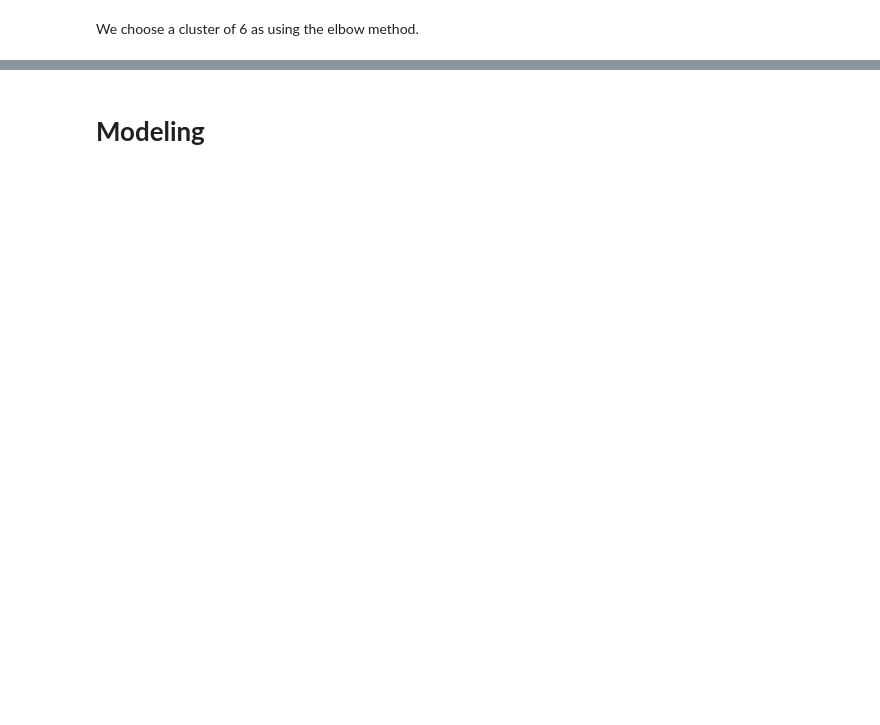
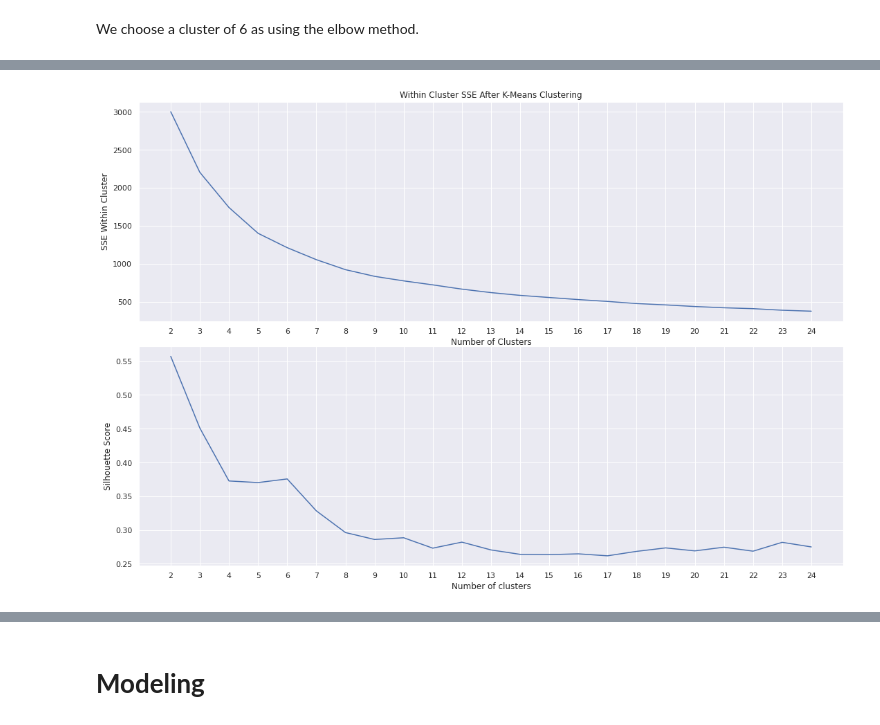
Before and after one commit to cmpe255-orion/car-price-prediction, a Jupyter notebook: Final_Project.ipynb, the cells around one changed output, grey strips where cells are left out. Saved outputs shown, nothing was run; the diff lists cells and outputs as text; code cells hidden in the pictures; blank space fills up the shorter version.

```diff
--- a/Final_Project.ipynb
+++ b/Final_Project.ipynb
@@ -358,0 +382,6 @@ cluster_perf_df
+# %%
+second_trial = first_trial.query("cluster == 4").reset_index(drop=True)
+# %%
+doKMeans(second_trial, iterations=25)
+# %% [output]
+[figure, added]
```
Also changed, not shown: parts of 40 cells of this notebook, 1 other file.
